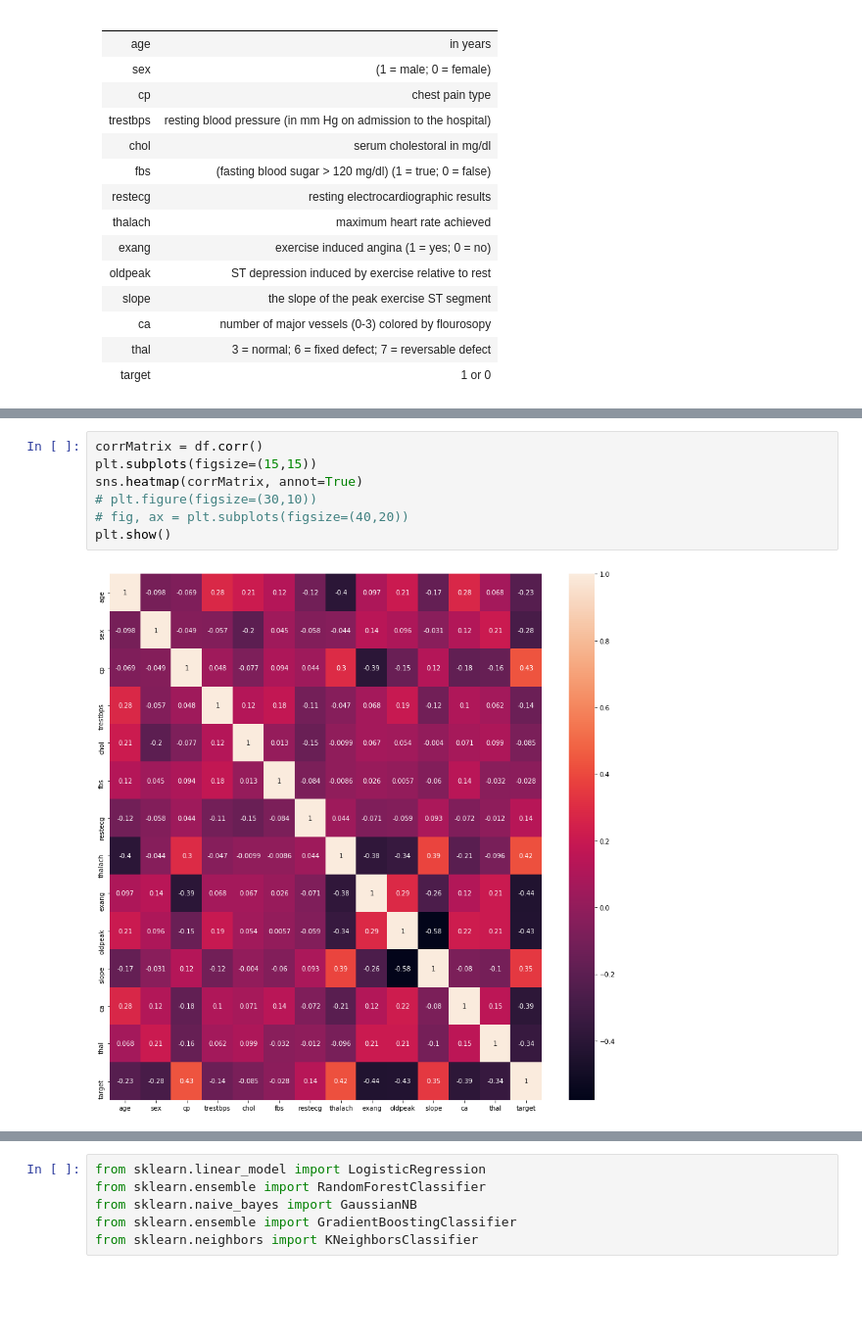
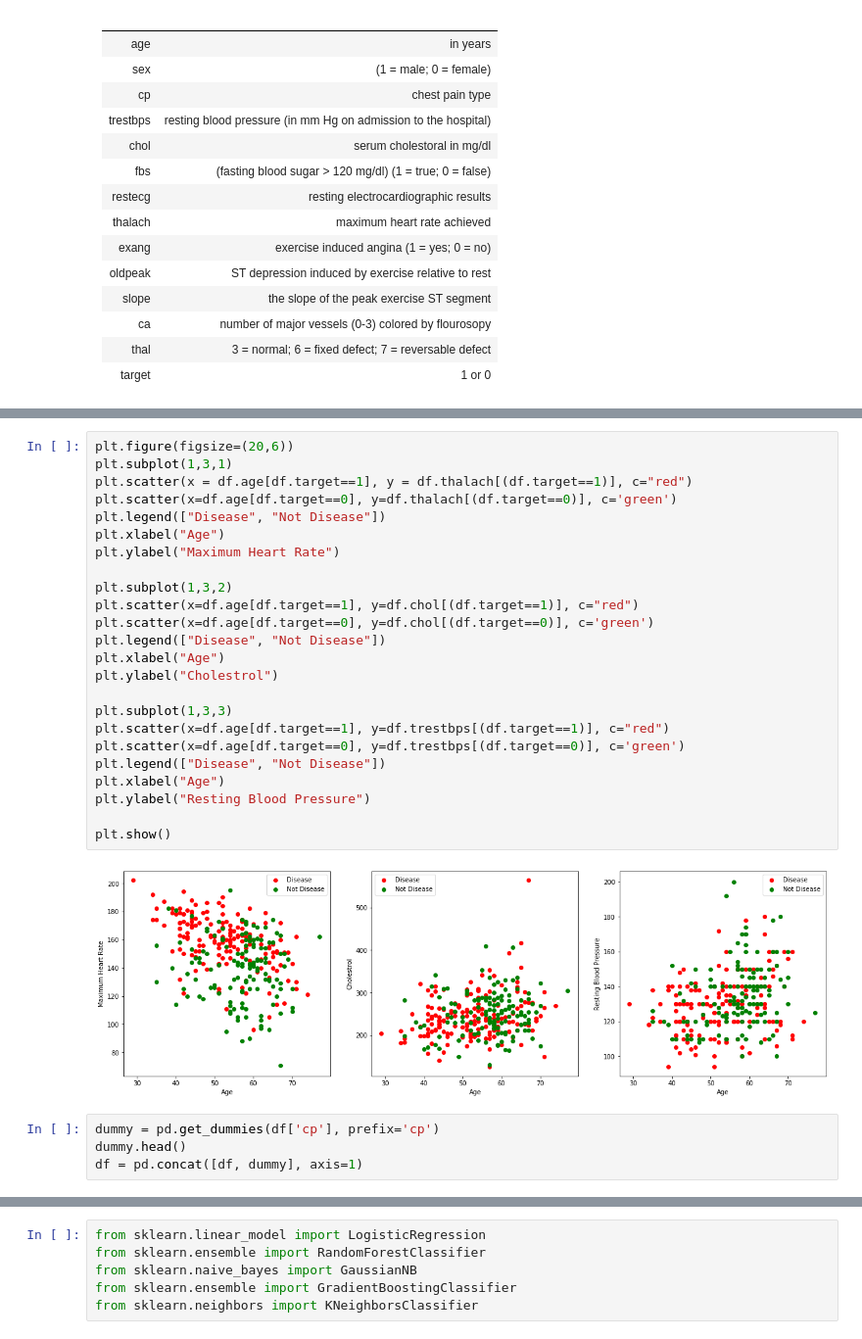
Before and after one commit to prerit2010/heartDiseasePrediction, a Jupyter notebook: model.ipynb, the cells around one changed output, grey strips where cells are left out. Shown: that part at 98% size. Cells and saved outputs as stored; diff of their text form; blank space fills up the shorter version.

```diff
--- a/model.ipynb
+++ b/model.ipynb
@@ -58,9 +108,30 @@ sns.countplot(x='target', data=df)
-# %%
-corrMatrix = df.corr()
-plt.subplots(figsize=(15,15))
-sns.heatmap(corrMatrix, annot=True)
-# plt.figure(figsize=(30,10))
-# fig, ax = plt.subplots(figsize=(40,20))
-plt.show()
-# %% [output]
-[figure, removed]
+# %%
+plt.figure(figsize=(20,6))
+plt.subplot(1,3,1)
+plt.scatter(x = df.age[df.target==1], y = df.thalach[(df.target==1)], c="red")
+plt.scatter(x=df.age[df.target==0], y=df.thalach[(df.target==0)], c='green')
+plt.legend(["Disease", "Not Disease"])
+plt.xlabel("Age")
+plt.ylabel("Maximum Heart Rate")
+
+plt.subplot(1,3,2)
+plt.scatter(x=df.age[df.target==1], y=df.chol[(df.target==1)], c="red")
+plt.scatter(x=df.age[df.target==0], y=df.chol[(df.target==0)], c='green')
+plt.legend(["Disease", "Not Disease"])
+plt.xlabel("Age")
+plt.ylabel("Cholestrol")
+
+plt.subplot(1,3,3)
+plt.scatter(x=df.age[df.target==1], y=df.trestbps[(df.target==1)], c="red")
+plt.scatter(x=df.age[df.target==0], y=df.trestbps[(df.target==0)], c='green')
+plt.legend(["Disease", "Not Disease"])
+plt.xlabel("Age")
+plt.ylabel("Resting Blood Pressure")
+
+plt.show()
+# %% [output]
+[figure, added]
+# %%
+dummy = pd.get_dummies(df['cp'], prefix='cp')
+dummy.head()
+df = pd.concat([df, dummy], axis=1)
```
Also changed, not shown: parts of 28 cells of this notebook.
